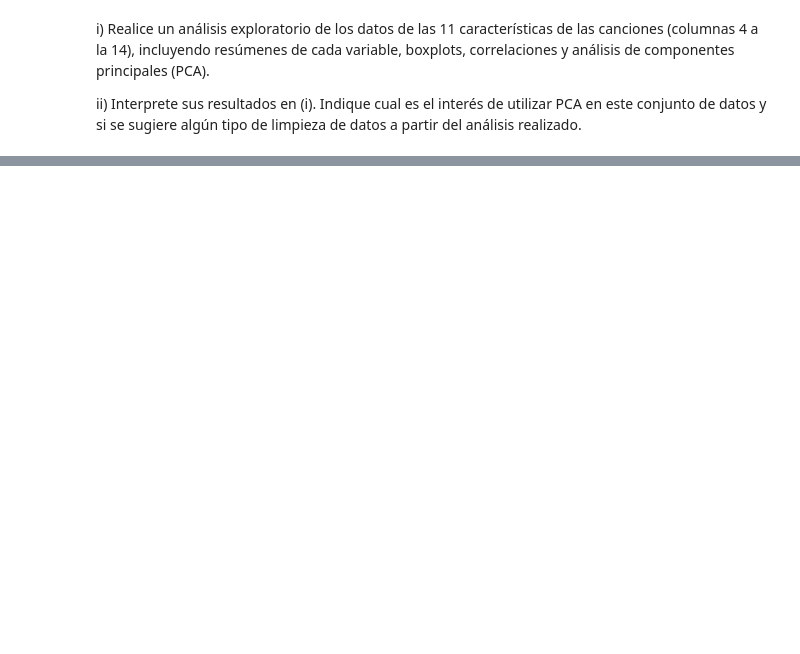
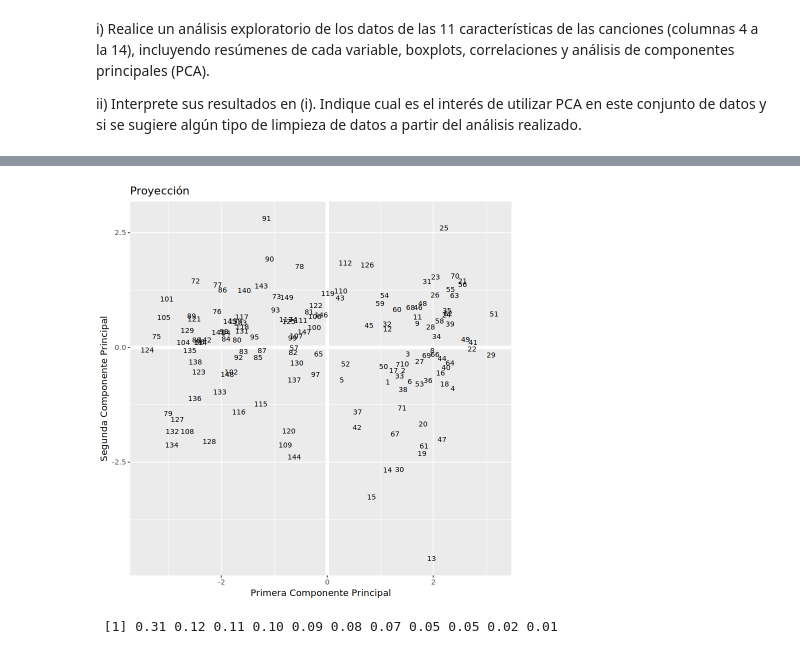
Before and after one commit to carlitak9/INFO257Modulo2, a Jupyter notebook: PCA/PCA/PCA.ipynb, the cells around one changed output, grey strips where cells are left out. Cells and saved outputs as stored; diff of their text form; code cells hidden in the pictures; blank space fills up the shorter version.

```diff
--- a/PCA/PCA/PCA.ipynb
+++ b/PCA/PCA/PCA.ipynb
@@ -502,0 +567,10 @@ ii) Interprete sus resultados en (i). Indique cual es el interés de utilizar PC
+# %%
+# Calculo de varianza
+apply(songs, 2, var)
+apply(songs, 2, mean)
+
+songs_scaled <- apply(songs, 2, scale)
+head(songs_scaled)
+apply(songs_scaled, 2, var)
+
+apply(songs_scaled, 2, mean)
@@ -502,0 +610,7 @@ ii) Interprete sus resultados en (i). Indique cual es el interés de utilizar PC
+# %%
+#matriz de covarianza
+songs_cov <- cov(songs_scaled)
+
+songs_eigen <- eigen(songs_cov)
+
+songs_eigen
@@ -502,0 +635,8 @@ ii) Interprete sus resultados en (i). Indique cual es el interés de utilizar PC
+# %%
+w <- -songs_eigen$vectors[,1:2]
+row.names(w) <- colnames(songs)
+
+#vector propio 1 y 2
+colnames(w) <- c("PC1", "PC2")
+
+w
@@ -502,0 +657,8 @@ ii) Interprete sus resultados en (i). Indique cual es el interés de utilizar PC
+# %%
+PC1 <- as.matrix(songs_scaled) %*% w[,1]
+PC2 <- as.matrix(songs_scaled) %*% w[,2]
+
+id <- seq_len(nrow(songs)) #ID para canciones, ya que el nombre genero problemas de UTF
+# Proyeccion
+PC <- data.frame(ID_Song=id, PC1, PC2)
+head(PC)
@@ -502,0 +675,16 @@ ii) Interprete sus resultados en (i). Indique cual es el interés de utilizar PC
+# %%
+# Grafico en primer plano principal
+ggplot(PC, aes(PC1, PC2)) +
+  modelr::geom_ref_line(h = 0) +
+  modelr::geom_ref_line(v = 0) +
+  geom_text(aes(label = ID_Song), size = 3) +
+  xlab("Primera Componente Principal") +
+  ylab("Segunda Componente Principal") +
+  ggtitle("Proyección")
+# %% [output]
+[figure, added]
+# %%
+PVE <- songs_eigen$values / sum(songs_eigen$values)
+round(PVE, 2)
+# %% [output]
+ [1] 0.31 0.12 0.11 0.10 0.09 0.08 0.07 0.05 0.05 0.02 0.01
```
Also changed, not shown: parts of 20 cells of this notebook.
